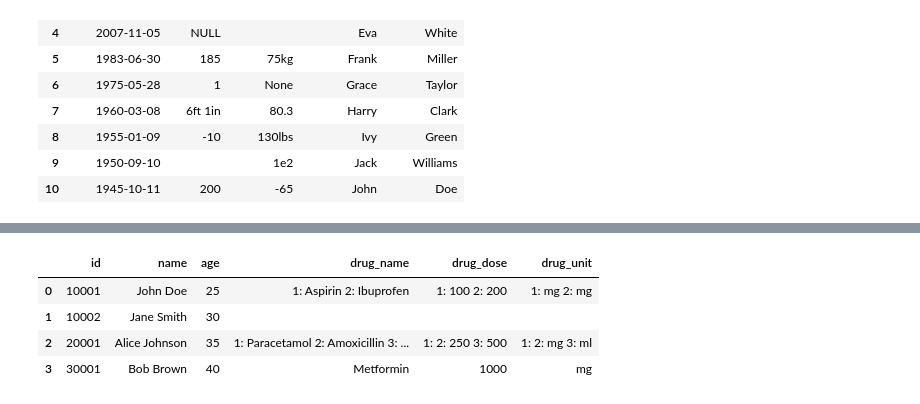
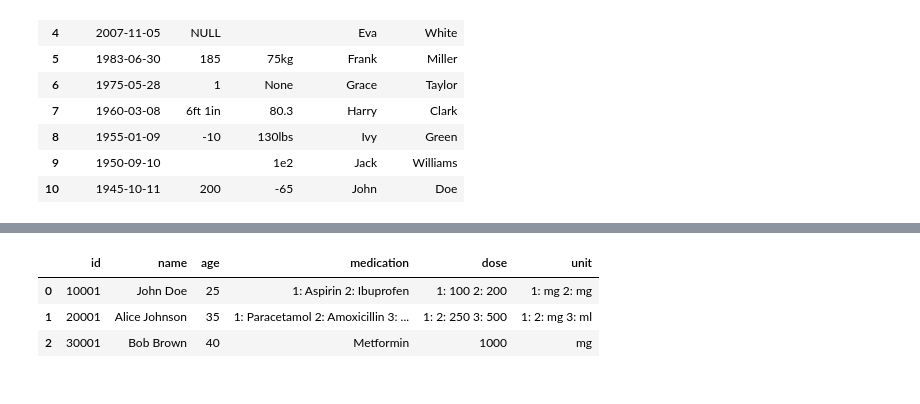
Before and after one commit to MartinVoelkl94/dukit, a Jupyter notebook: interactive_demo.ipynb, the cells around one changed output, grey strips where cells are left out. Saved outputs shown, nothing was run; the diff lists cells and outputs as text; code cells hidden in the pictures.

```diff
--- a/interactive_demo.ipynb
+++ b/interactive_demo.ipynb
@@ -924,15 +913,10 @@ dk.merge(
 # %%
-dk.merge(
-    df1,
-    df2,
+df1.merge(
+    dk.collapse(df2, line_stop='<br>'),
     on='id',
-    mode='horizontal',
-    prefix='drug_',
-    line_stop='<br>',
-    ).fillna('').qs('.align(left)  .wrap(normal)')  #type: ignore
+    ).qs('.mono  .align(left)  .wrap(normal)')  #type: ignore
 # %% [output]
-|  | id | name | age | drug_name | drug_dose | drug_unit |
+|  | id | name | age | medication | dose | unit |
 | 0 | 10001 | John Doe | 25 | 1: Aspirin 2: Ibuprofen | 1: 100 2: 200 | 1: mg 2: mg |
-| 1 | 10002 | Jane Smith | 30 |  |  |  |
-| 2 | 20001 | Alice Johnson | 35 | 1: Paracetamol 2: Amoxicillin 3: ... | 1: 2: 250 3: 500 | 1: 2: mg 3: ml |
-| 3 | 30001 | Bob Brown | 40 | Metformin | 1000 | mg |
+| 1 | 20001 | Alice Johnson | 35 | 1: Paracetamol 2: Amoxicillin 3: ... | 1: 2: 250 3: 500 | 1: 2: mg 3: ml |
+| 2 | 30001 | Bob Brown | 40 | Metformin | 1000 | mg |
```
Also changed, not shown: parts of 13 cells of this notebook, 2 other files.
